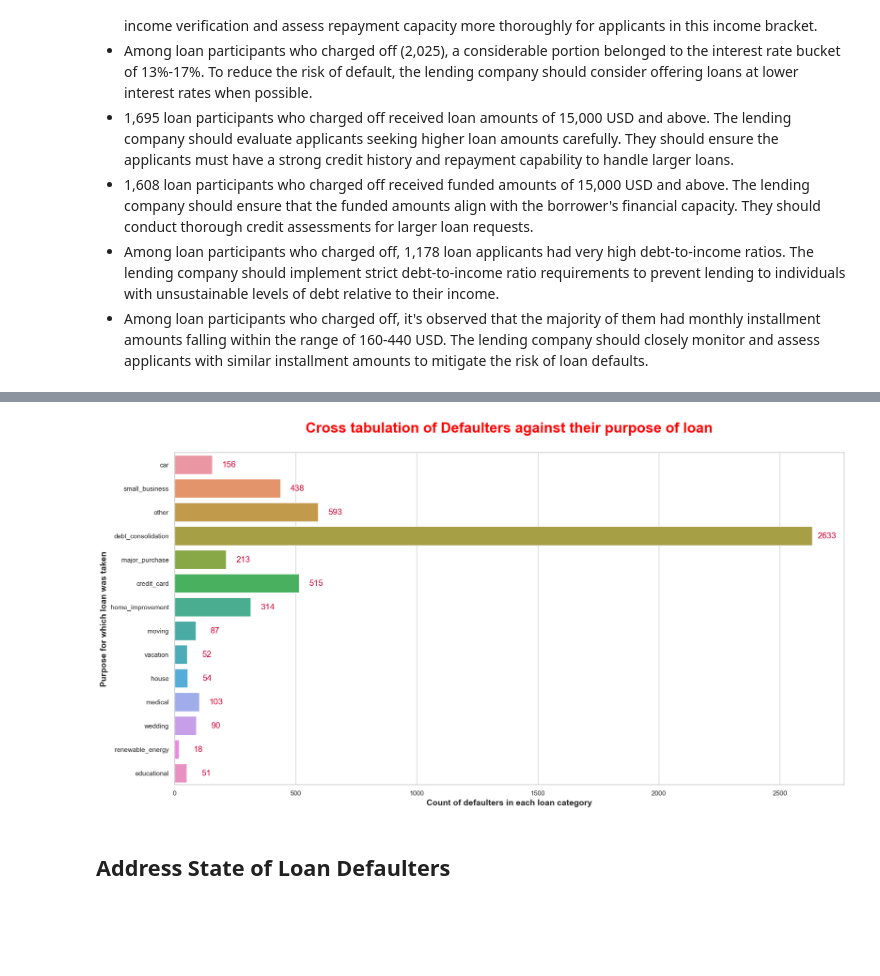
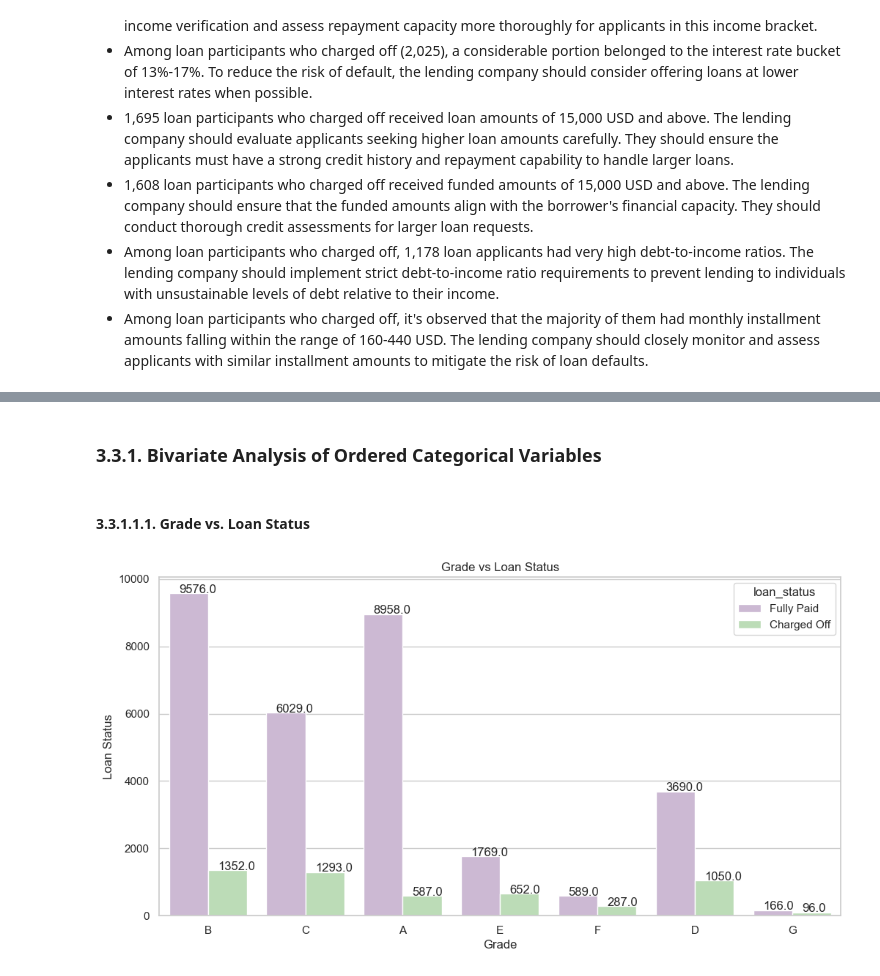
Before and after one commit to akashkriplani/lending-club-case-study, a Jupyter notebook: Akash_Kriplani.ipynb, the cells around one changed output, grey strips where cells are left out. Drawn from its saved outputs; the diff is of its cells as text; code cells hidden in the pictures; blank space fills up the shorter version.

```diff
--- a/Akash_Kriplani.ipynb
+++ b/Akash_Kriplani.ipynb
@@ -1150,16 +1154,17 @@ loan_df
-# %%
-purpose_dict = dict(
-    default_driver='purpose',
-    figsize_x=20,
-    figsize_y=10,
-    xlabel='Count of defaulters in each loan category',
-    ylabel='Purpose for which loan was taken',
-    xytext=(40, -20),
-    title='Cross tabulation of Defaulters against their purpose of loan'
-)
-
-plot_cross_tab_graph_for_defaulters(loan_df, purpose_dict)
-# %% [output]
-[figure, removed]
-# %% [markdown]
-## Address State of Loan Defaulters
+# %% [markdown]
+### 3.3.1. Bivariate Analysis of Ordered Categorical Variables
+# %% [markdown]
+#### 3.3.1.1.1. Grade vs. Loan Status
+# %%
+countplot_graph({
+    'data': loan_df,
+    'x': 'grade',
+    'figsize': (12, 6),
+    'hue': 'loan_status',
+    'xlabel': 'Grade',
+    'ylabel': 'Loan Status',
+    'title': 'Grade vs Loan Status',
+    'palette': 'PRGn'
+})
+# %% [output]
+[figure, added]
```
Also changed, not shown: parts of 51 cells of this notebook.
